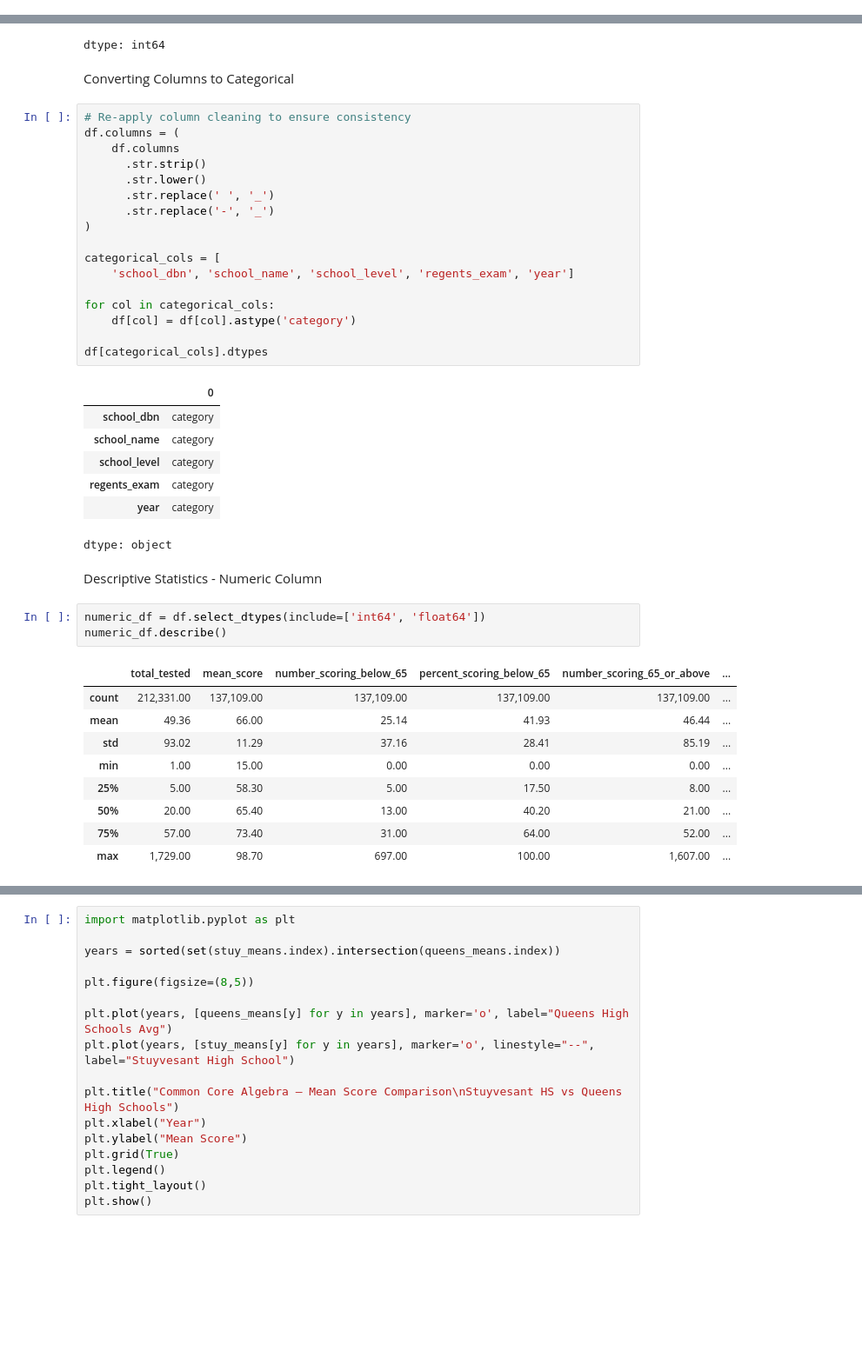
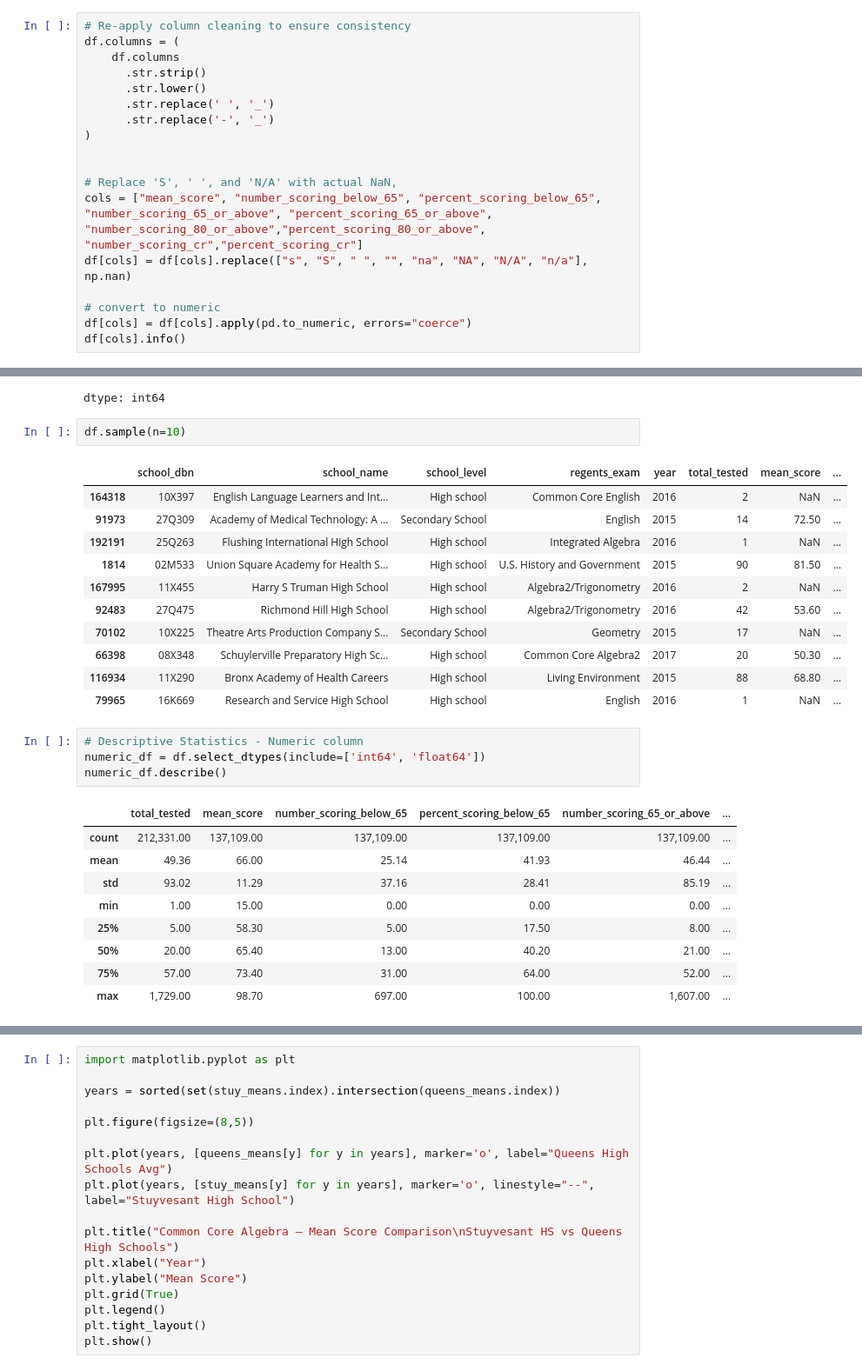
Before and after one commit to Flora282/Python-Project-1, a Jupyter notebook: Project_1__(1)_Submitted.ipynb, the cells around one changed output, grey strips where cells are left out. Shown at 87% size. Cells and saved outputs as stored; diff of their text form; blank space fills up the shorter version.

```diff
--- a/Project_1__(1)_Submitted.ipynb
+++ b/Project_1__(1)_Submitted.ipynb
@@ -183,0 +140,18 @@ memory usage: 17.8+ MB
+# %%
+# Re-apply column cleaning to ensure consistency
+df.columns = (
+    df.columns
+      .str.strip()
+      .str.lower()
+      .str.replace(' ', '_')
+      .str.replace('-', '_')
+)
+
+
+# Replace 'S', ' ', and 'N/A' with actual NaN,
+cols = ["mean_score", "number_scoring_below_65", "percent_scoring_below_65", "number_scoring_65_or_above", "percent_scoring_65_or_above", "number_scoring_80_or_above","percent_scoring_80_or_above", "number_scoring_cr","percent_scoring_cr"]
+df[cols] = df[cols].replace(["s", "S", " ", "", "na", "NA", "N/A", "n/a"], np.nan)
+
+# convert to numeric
+df[cols] = df[cols].apply(pd.to_numeric, errors="coerce")
+df[cols].info()
@@ -227,36 +219,22 @@ df.isna().sum()
 | number_scoring_cr | 142680 |
 | percent_scoring_cr | 142680 |
 dtype: int64
-# %% [markdown]
-Converting Columns to Categorical
-# %%
-# Re-apply column cleaning to ensure consistency
-df.columns = (
-    df.columns
-      .str.strip()
-      .str.lower()
-      .str.replace(' ', '_')
-      .str.replace('-', '_')
-)
-
-categorical_cols = [
-    'school_dbn', 'school_name', 'school_level', 'regents_exam', 'year']
-
-for col in categorical_cols:
-    df[col] = df[col].astype('category')
-
-df[categorical_cols].dtypes
-# %% [output]
-|  | 0 |
-| school_dbn | category |
-| school_name | category |
-| school_level | category |
-| regents_exam | category |
-| year | category |
-dtype: object
-# %% [markdown]
-Descriptive Statistics - Numeric Column
+# %%
+df.sample(n=10)
+# %% [output]
+|  | school_dbn | school_name | school_level | regents_exam | year | total_tested | mean_score | ... |
+| 164318 | 10X397 | English Language Learners and Int... | High school | Common Core English | 2016 | 2 | NaN | ... |
+| 91973 | 27Q309 | Academy of Medical Technology: A ... | Secondary School | English | 2015 | 14 | 72.50 | ... |
+| 192191 | 25Q263 | Flushing International High School | High school | Integrated Algebra | 2016 | 1 | NaN | ... |
+| 1814 | 02M533 | Union Square Academy for Health S... | High school | U.S. History and Government | 2015 | 90 | 81.50 | ... |
+| 167995 | 11X455 | Harry S Truman High School | High school | Algebra2/Trigonometry | 2016 | 2 | NaN | ... |
+| 92483 | 27Q475 | Richmond Hill High School | High school | Algebra2/Trigonometry | 2016 | 42 | 53.60 | ... |
+| 70102 | 10X225 | Theatre Arts Production Company S... | Secondary School | Geometry | 2015 | 17 | NaN | ... |
+| 66398 | 08X348 | Schuylerville Preparatory High Sc... | High school | Common Core Algebra2 | 2017 | 20 | 50.30 | ... |
+| 116934 | 11X290 | Bronx Academy of Health Careers | High school | Living Environment | 2015 | 88 | 68.80 | ... |
+| 79965 | 16K669 | Research and Service High School | High school | English | 2016 | 1 | NaN | ... |
 # %%
+# Descriptive Statistics - Numeric column
 numeric_df = df.select_dtypes(include=['int64', 'float64'])
 numeric_df.describe()
 # %% [output]
```
Also changed, not shown: parts of 6 cells of this notebook.
